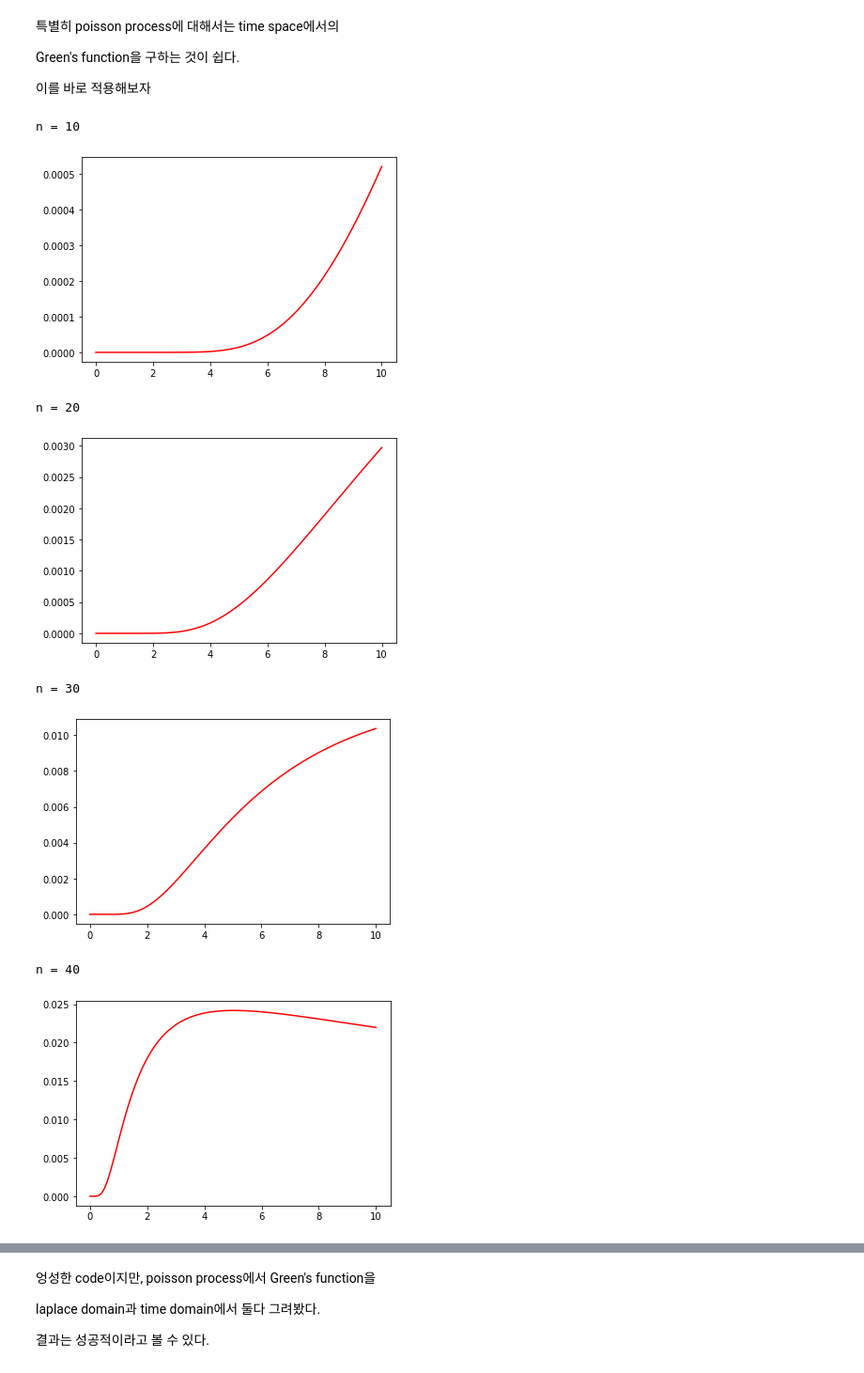
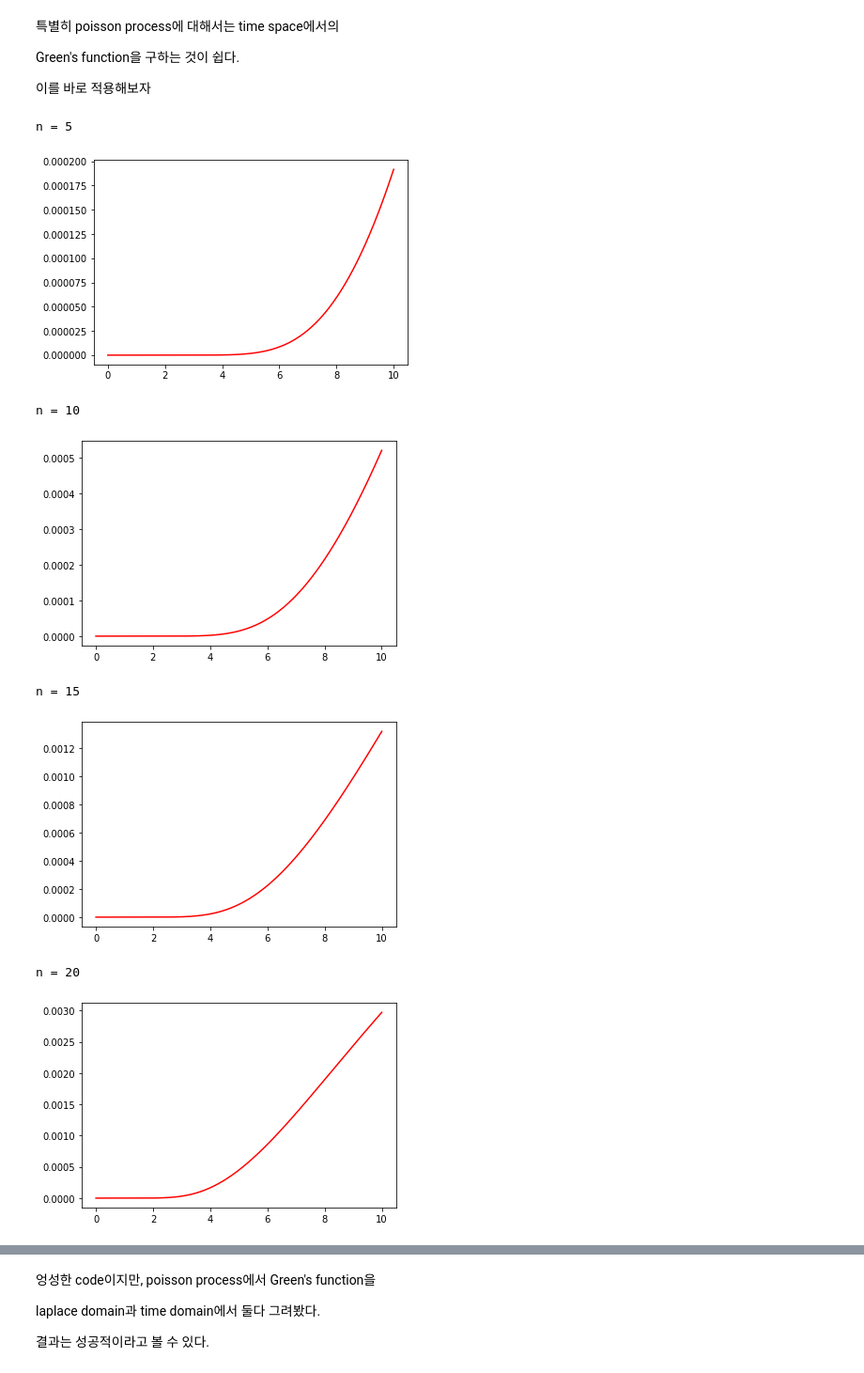
Before and after one commit to there-exist/thereexist_, a Jupyter notebook: 2019_11_27_Green's_function_for_poisson_process.ipynb, the cells around one changed output, grey strips where cells are left out. Shown at 94% size. Drawn from its saved outputs; the diff is of its cells as text; code cells hidden in the pictures.

```diff
--- a/2019_11_27_Green's_function_for_poisson_process.ipynb
+++ b/2019_11_27_Green's_function_for_poisson_process.ipynb
@@ -272,18 +272,18 @@ def time_space_G_graph(t_initial, t_final, slicing_number, n, m, N, k):
 
   return T, Ga_t
 # %%
-for i in range(1,6):
-  T, Ga_t = time_space_G_graph(t_initial = 0, t_final = 10, slicing_number = 100, n = 10*i, m = 50, N = 100, k = 10)
+for i in range(1,11):
+  T, Ga_t = time_space_G_graph(t_initial = 0, t_final = 10, slicing_number = 1000, n = 5*i, m = 50, N = 100, k = 10)
 
   plt.plot(T,Ga_t, 'r')
-  print('n =', 10*i)
+  print('n =', 5*i)
   plt.show()
 # %% [output]
-n = 10
+n = 5
-[figure, old version]
+[figure, new version]
-n = 20
+n = 10
-[figure, old version]
+[figure, new version]
-n = 30
+n = 15
-[figure, old version]
+[figure, new version]
-n = 40
+n = 20
-[figure, old version]
+[figure, new version]
```
Also changed, not shown: parts of 1 cell of this notebook.
